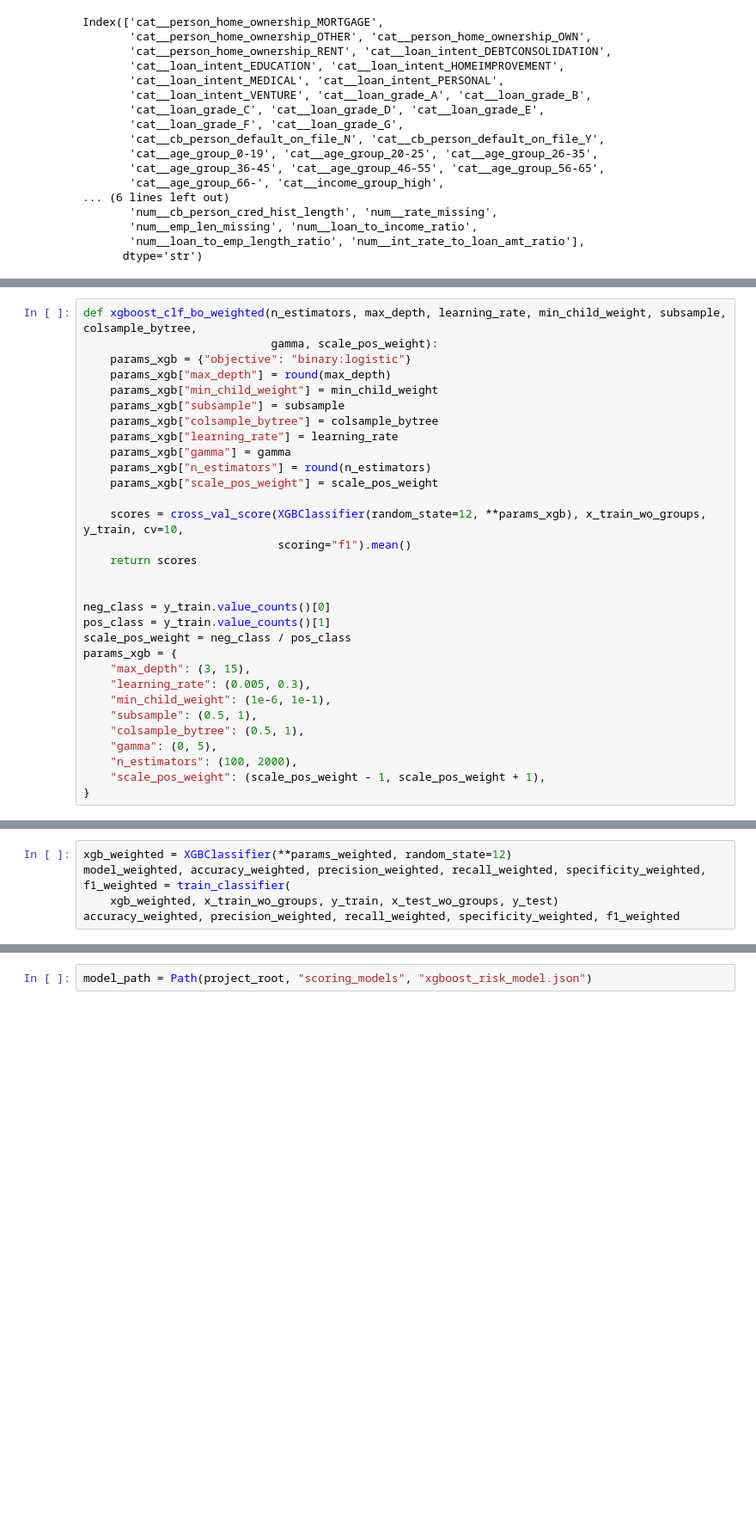
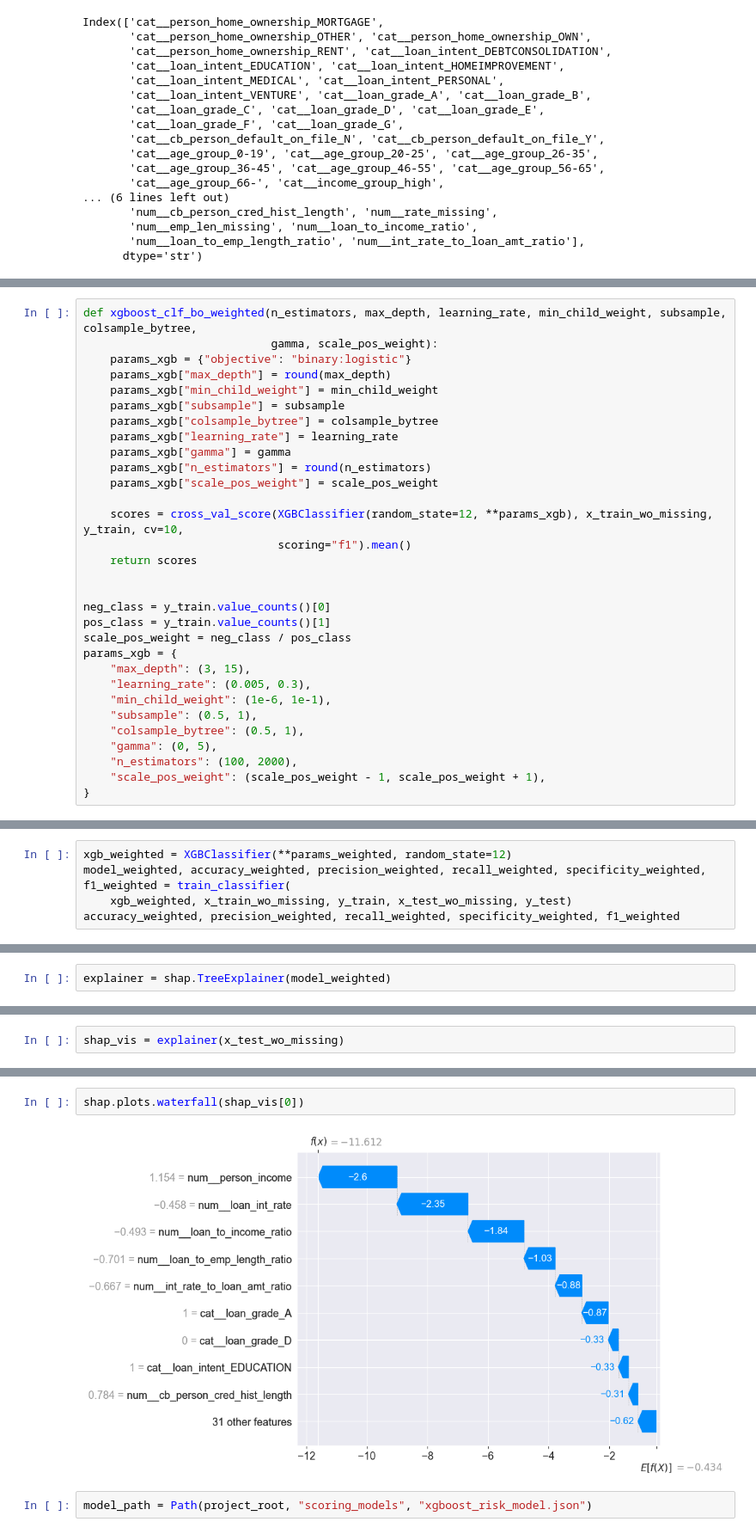
Before and after one commit to SelimOzn/ai-credit-underwriting-platform, a Jupyter notebook: app/scoring_model/dataset_eda.ipynb, the cells around one changed output, grey strips where cells are left out. Shown at 86% size. Drawn from its saved outputs; the diff is of its cells as text; blank space fills up the shorter version.

```diff
--- a/app/scoring_model/dataset_eda.ipynb
+++ b/app/scoring_model/dataset_eda.ipynb
@@ -897,7 +892,7 @@ def xgboost_clf_bo_weighted(n_estimators, max_depth, learning_rate, min_child_we
     params_xgb["n_estimators"] = round(n_estimators)
     params_xgb["scale_pos_weight"] = scale_pos_weight
 
-    scores = cross_val_score(XGBClassifier(random_state=12, **params_xgb), x_train_wo_groups, y_train, cv=10,
+    scores = cross_val_score(XGBClassifier(random_state=12, **params_xgb), x_train_wo_missing, y_train, cv=10,
                              scoring="f1").mean()
     return scores
 
@@ -946,6 +937,6 @@ x_train_wo_groups.shape, y_train.shape, x_test_wo_groups.shape, y_test.shape
 # %%
 xgb_weighted = XGBClassifier(**params_weighted, random_state=12)
 model_weighted, accuracy_weighted, precision_weighted, recall_weighted, specificity_weighted, f1_weighted = train_classifier(
-    xgb_weighted, x_train_wo_groups, y_train, x_test_wo_groups, y_test)
+    xgb_weighted, x_train_wo_missing, y_train, x_test_wo_missing, y_test)
 accuracy_weighted, precision_weighted, recall_weighted, specificity_weighted, f1_weighted
 # %% [output]
@@ -956,0 +963,2 @@ accuracy_weighted, precision_weighted, recall_weighted, specificity_weighted, f1
+# %%
+explainer = shap.TreeExplainer(model_weighted)
@@ -956,0 +981,2 @@ accuracy_weighted, precision_weighted, recall_weighted, specificity_weighted, f1
+# %%
+shap_vis = explainer(x_test_wo_missing)
@@ -957,3 +1027,7 @@ accuracy_weighted, precision_weighted, recall_weighted, specificity_weighted, f1
+# %%
+shap.plots.waterfall(shap_vis[0])
+# %% [output]
+[figure, added]
 # %%
 model_path = Path(project_root, "scoring_models", "xgboost_risk_model.json")
 # %%
```
Also changed, not shown: parts of 24 cells of this notebook, 4 other files.
